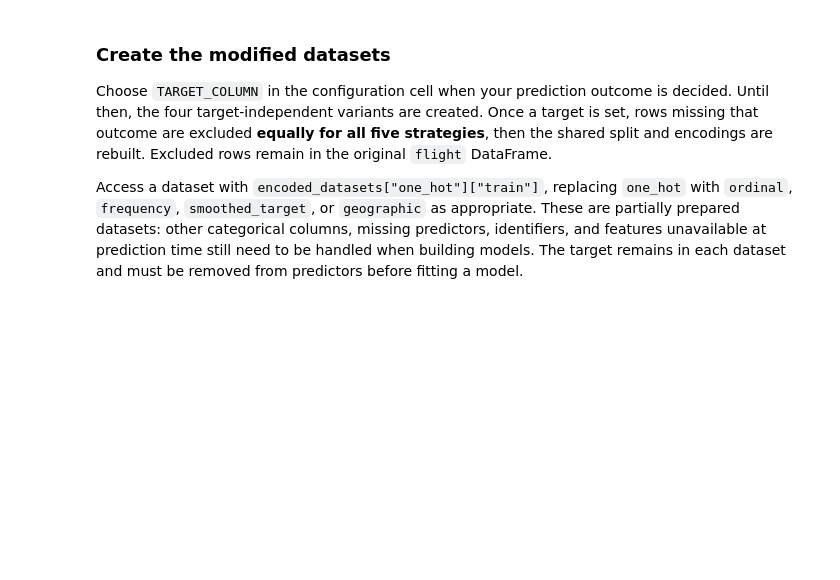
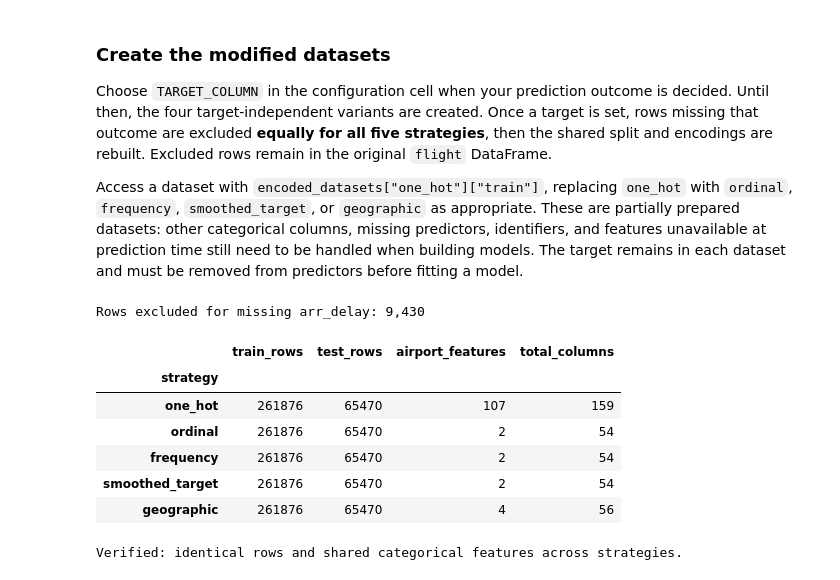
Before and after one commit to Jonathan01476/Evaluating-Categorical-Encoding-Strategies-for-Machine-Learning-Performance, a Jupyter notebook: Final_Project.ipynb, the cells around one changed output. Saved outputs shown, nothing was run; the diff lists cells and outputs as text; code cells hidden in the pictures; blank space fills up the shorter version.

```diff
--- a/Final_Project.ipynb
+++ b/Final_Project.ipynb
@@ -213,7 +216,7 @@ Training values are computed without the row's own cross-fitting fold. This
 implementation treats the target as a continuous outcome for regression.
 # %%
 def make_encoded_datasets(train, test, coordinates, target_column=None):
-    """Fit on raw training rows and replace only origin/dest in both splits."""
+    """Fit shared categorical features and airport variants on raw training rows."""
     if not train.index.is_unique or not test.index.is_unique:
         raise ValueError("Row indices must be unique for reliable alignment.")
     if len(train.index.intersection(test.index)):
@@ -227,11 +230,32 @@ def make_encoded_datasets(train, test, coordinates, target_column=None):
     test_codes = test[AIRPORT_COLUMNS].astype(str)
     variants, fitted, feature_names = {}, {}, {}
 
+    # The same non-location encoding is reused for every airport strategy.
+    def shared_categories(rows):
+        dates = pd.to_datetime(rows[["year", "month", "day"]], errors="raise")
+        return pd.DataFrame({"carrier": rows["carrier"].astype(str),
+                             "month": rows["month"].astype(str),
+                             "weekday": dates.dt.dayofweek.astype(str)}, index=rows.index)
+
+    common_encoder = OneHotEncoder(handle_unknown="ignore", sparse_output=True, dtype=np.int8)
+    common_train = shared_categories(train)
+    common_test = shared_categories(test)
+    common_train_matrix = common_encoder.fit_transform(common_train)
+    common_test_matrix = common_encoder.transform(common_test)
+    common_names = common_encoder.get_feature_names_out(common_train.columns).tolist()
+    common_train_features = pd.DataFrame.sparse.from_spmatrix(
+        common_train_matrix, index=train.index, columns=common_names)
+    common_test_features = pd.DataFrame.sparse.from_spmatrix(
+        common_test_matrix, index=test.index, columns=common_names)
+    fitted["shared_categories"] = common_encoder
+    feature_names["shared_categories"] = common_names
+    replaced_columns = AIRPORT_COLUMNS + ["carrier", "month"]
+
     def save(name, train_features, test_features):
         # Joining by the original index preserves row/target alignment.
         variants[name] = {
-            "train": pd.concat([train.drop(columns=AIRPORT_COLUMNS), train_features], axis=1),
-            "test": pd.concat([test.drop(columns=AIRPORT_COLUMNS), test_features], axis=1),
+            "train": pd.concat([train.drop(columns=replaced_columns), common_train_features, train_features], axis=1),
+            "test": pd.concat([test.drop(columns=replaced_columns), common_test_features, test_features], axis=1),
         }
         feature_names[name] = train_features.columns.tolist()
 
@@ -317,35 +341,49 @@ if TARGET_COLUMN is None:
     print("Target not selected: creating four encodings; set TARGET_COLUMN for all five.")
 else:
     if TARGET_COLUMN not in flight.columns or TARGET_COLUMN in AIRPORT_COLUMNS:
         raise ValueError("Choose an existing outcome column other than origin or dest.")
     encoding_data = flight.dropna(subset=[TARGET_COLUMN]).copy()
     print(f"Rows excluded for missing {TARGET_COLUMN}: {len(flight) - len(encoding_data):,}")
 
 raw_train, raw_test = train_test_split(
     encoding_data, test_size=0.20, random_state=RANDOM_STATE
 )
 encoded_datasets, fitted_encoders, encoded_columns = make_encoded_datasets(
     raw_train, raw_test, airport_coordinates, target_column=TARGET_COLUMN
 )
 
 encoding_summary = pd.DataFrame([
     {"strategy": name,
      "train_rows": len(parts["train"]),
      "test_rows": len(parts["test"]),
      "airport_features": len(encoded_columns[name]),
      "total_columns": parts["train"].shape[1]}
     for name, parts in encoded_datasets.items()
 ]).set_index("strategy")
 display(encoding_summary)
 
-# Confirm the comparison changes only the two requested columns.
-unchanged_columns = flight.columns.difference(AIRPORT_COLUMNS)
+# Confirm only airport representations differ; shared categories match exactly.
+unchanged_columns = flight.columns.difference(AIRPORT_COLUMNS + ["carrier", "month"])
+shared_columns = encoded_columns["shared_categories"]
+reference = encoded_datasets["one_hot"]
 for name, parts in encoded_datasets.items():
     for split, original in [("train", raw_train), ("test", raw_test)]:
         result = parts[split]
         assert result.index.equals(original.index)
         pd.testing.assert_frame_equal(result[unchanged_columns], original[unchanged_columns])
-        assert not set(AIRPORT_COLUMNS).intersection(result.columns)
+        assert not set(AIRPORT_COLUMNS + ["carrier", "month"]).intersection(result.columns)
+        pd.testing.assert_frame_equal(result[shared_columns], reference[split][shared_columns])
+        assert result[shared_columns].notna().all().all()
         assert result[encoded_columns[name]].notna().all().all()
-print("Verified: identical rows across strategies and all other columns preserved.")
+print("Verified: identical rows and shared categorical features across strategies.")
+# %% [output]
+Rows excluded for missing arr_delay: 9,430
+|  | train_rows | test_rows | airport_features | total_columns |
+| strategy |  |  |  |  |
+| one_hot | 261876 | 65470 | 107 | 159 |
+| ordinal | 261876 | 65470 | 2 | 54 |
+| frequency | 261876 | 65470 | 2 | 54 |
+| smoothed_target | 261876 | 65470 | 2 | 54 |
+| geographic | 261876 | 65470 | 4 | 56 |
+Verified: identical rows and shared categorical features across strategies.
 # %%
```
Also changed, not shown: parts of 5 cells of this notebook, 2 other files.
